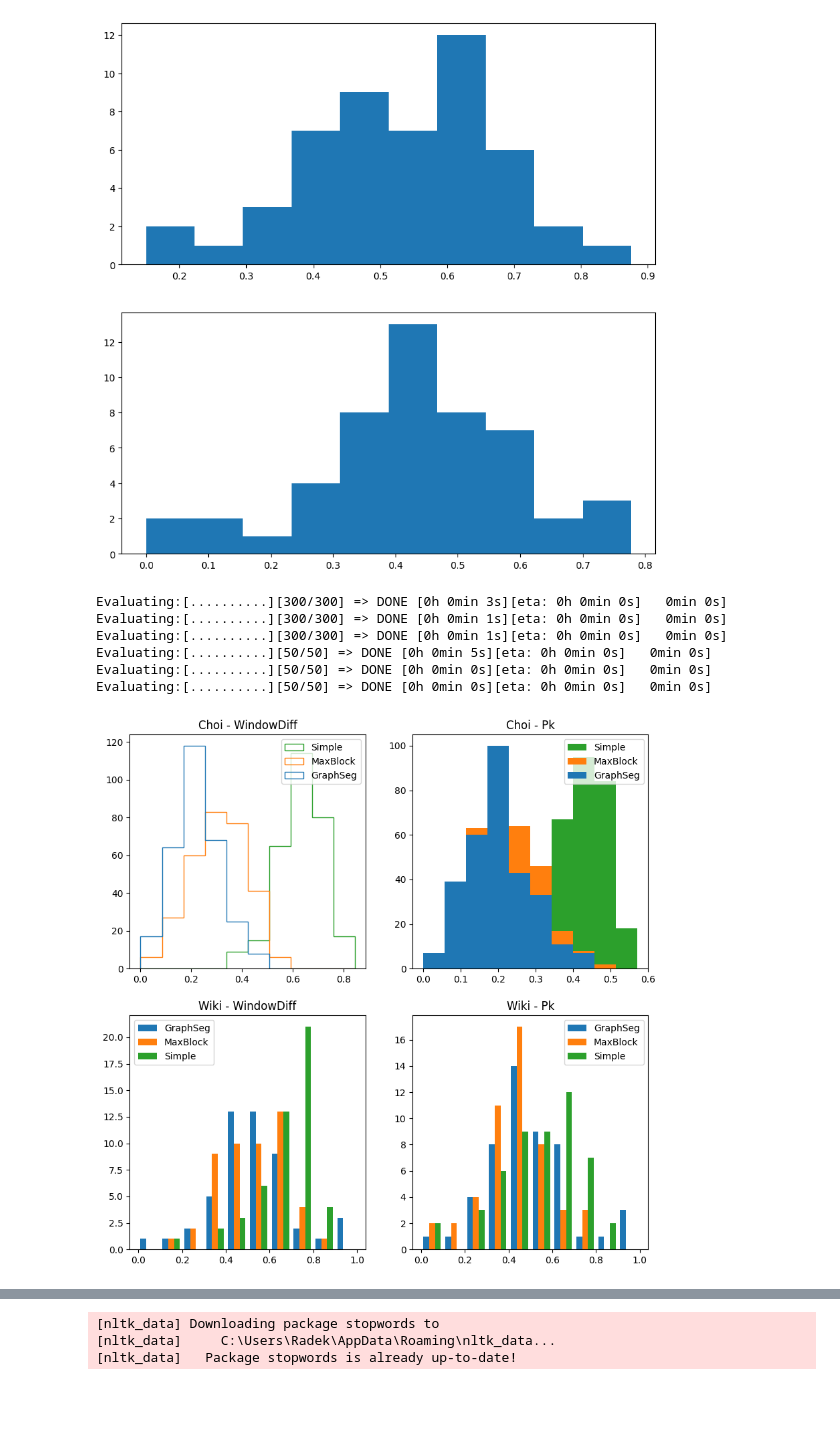
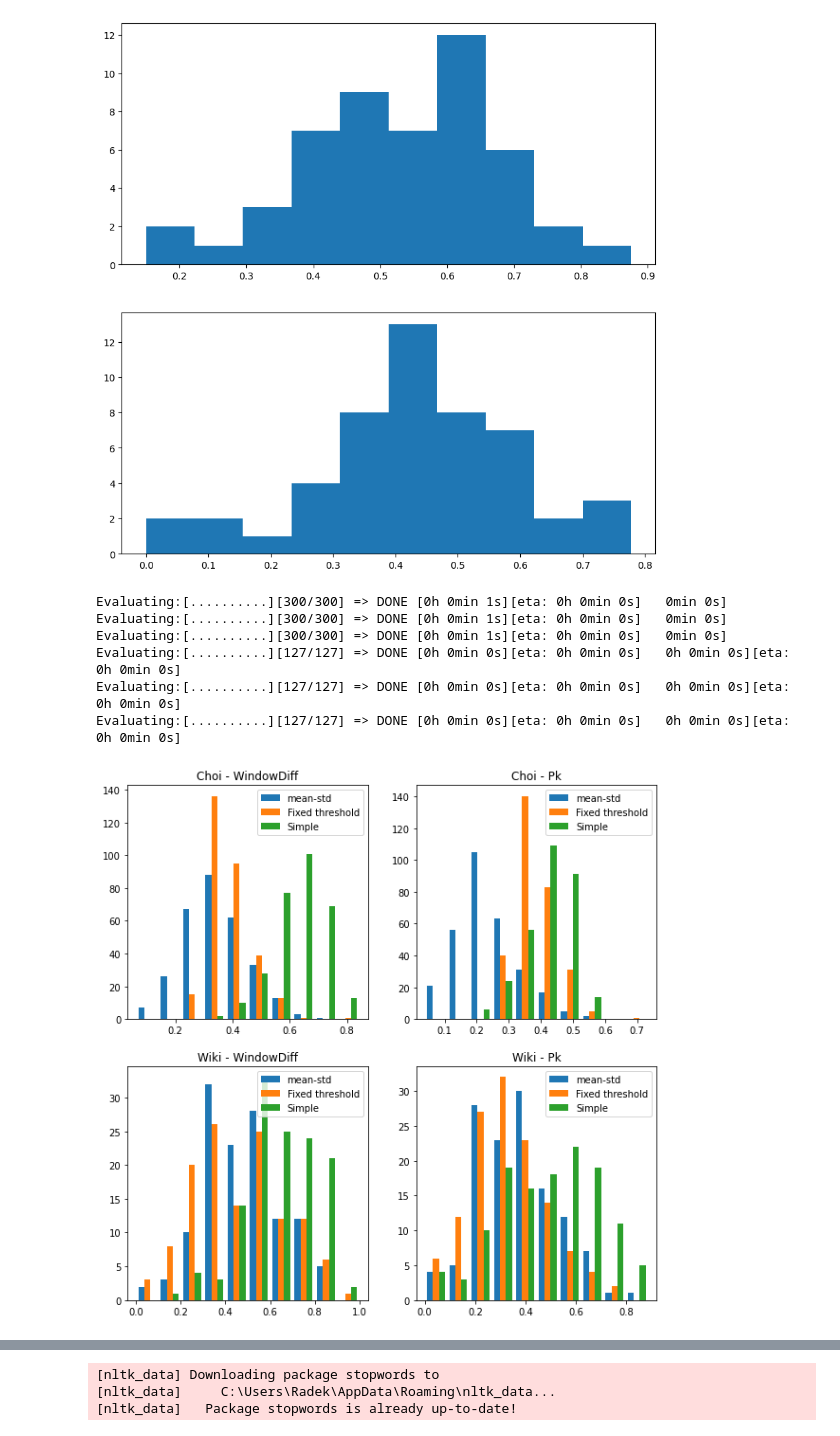
Before and after one commit to radkoder/Text-Segmentation, a Jupyter notebook: src/playground.ipynb, the cells around one changed output, grey strips where cells are left out. Drawn from its saved outputs; the diff is of its cells as text; code cells hidden in the pictures; blank space fills up the shorter version.

```diff
--- a/src/playground.ipynb
+++ b/src/playground.ipynb
@@ -382,18 +391,18 @@ Embedding sentences:[..........][50/50] => DONE [0h 0min 15s][eta: 0h 0min 0s]
 Making sentence embeddings done in 16.96 s
 # %%
 from evaluation import evaluate_segmenter
-from algorithms import simple, graphseg
+from algorithms import simple, graphseg, block_comparison
 from datasets import EmbeddedDataset
 import matplotlib.pyplot as plt
 import numpy as np
 import time
 
 
-def evaluate_range(dataset,segmenter_factory,argname, values, window_range = 4):
+def evaluate_range(dataset,segmenter_factory,argname, values, window_range = 4,**kwargs):
     Ms, Ss = [], []
     Ts = []
     for x in values:
-        seg = segmenter_factory(**{argname:x})
+        seg = segmenter_factory(**{argname:x,**kwargs})
         start = time.time()
         p,w = evaluate_segmenter(dataset,seg,window_range)
         end = time.time()
@@ -408,6 +417,10 @@ def evaluate_range(dataset,segmenter_factory,argname, values, window_range = 4):
     plt.ylabel("Time [seconds]")
 
 with EmbeddedDataset('wiki_segments.npz') as ds:
-    evaluate_range(ds,simple.with_params,"threshold",np.linspace(0.1,1,num=25))
+    evaluate_range(ds,block_comparison.with_params,"threshold",np.linspace(0.0,1,num=25),mode = 'max')
+    evaluate_range(ds,block_comparison.with_params,"threshold",np.linspace(0.0,1,num=25),mode = 'mean')
+    plt.figure()
+    evaluate_range(ds,block_comparison.with_params,"block_size",[1,2,3,4,5,6],mode = 'max')
+    evaluate_range(ds,block_comparison.with_params,"block_size",[1,2,3,4,5,6],mode = 'mean')
 # %% [output]
 Evaluating:[..........][50/50] => DONE [0h 0min 0s][eta: 0h 0min 0s]   0min 0s]
@@ -498,44 +512,44 @@ from datasets import EmbeddedDataset
 import matplotlib.pyplot as plt
 
 plt.figure(figsize=(10, 10))
-gs = graphseg.with_params(0.2,3)
-bs = block_comparison.with_params()
+gs = block_comparison.with_params(cmp_mode='cos', block_size=5)
+bs = block_comparison.with_params(cmp_mode='cos', block_size=5,threshold=0.6)
+
+
 
 with EmbeddedDataset('choi_segments.npz') as ds:
     p1,w1 = evaluate_segmenter(ds,gs,4)
     p2,w2 = evaluate_segmenter(ds,bs,4)
     p3,w3 = evaluate_segmenter(ds,simple.simple_seg,4)
 
     ax = plt.subplot(2,2,1)
     ax.title.set_text("Choi - WindowDiff")
-    plt.hist([w1,w2,w3], label = ["GraphSeg", "MaxBlock", "Simple"])
+    plt.hist([w1,w2,w3], label = ["mean-std", "Fixed threshold", "Simple"])
     plt.legend()
 
     ax = plt.subplot(2,2,2)
     ax.title.set_text("Choi - Pk")
-    plt.hist([p1,p2,p3], label = ["GraphSeg", "MaxBlock", "Simple"])
+    plt.hist([p1,p2,p3], label = ["mean-std", "Fixed threshold", "Simple"])
     plt.legend()
 
-
-gs = graphseg.with_params(0.4,3)
-with EmbeddedDataset('wiki_segments.npz') as ds:
+with EmbeddedDataset('wiki_segments_trans_300.npz') as ds:
     p1,w1 = evaluate_segmenter(ds,gs,4)
     p2,w2 = evaluate_segmenter(ds,bs,4)
     p3,w3 = evaluate_segmenter(ds,simple.simple_seg,4)
     ax = plt.subplot(2,2,3)
     ax.title.set_text("Wiki - WindowDiff")
-    plt.hist([w1,w2,w3], label = ["GraphSeg", "MaxBlock", "Simple"])
+    plt.hist([w1,w2,w3], label = ["mean-std", "Fixed threshold", "Simple"])
     plt.legend()
 
     ax = plt.subplot(2,2,4)
     ax.title.set_text("Wiki - Pk")
-    plt.hist([p1,p2,p3], label = ["GraphSeg", "MaxBlock", "Simple"])
+    plt.hist([p1,p2,p3], label = ["mean-std", "Fixed threshold", "Simple"])
     plt.legend()
 # %% [output]
-Evaluating:[..........][300/300] => DONE [0h 0min 3s][eta: 0h 0min 0s]   0min 0s]
 Evaluating:[..........][300/300] => DONE [0h 0min 1s][eta: 0h 0min 0s]   0min 0s]
 Evaluating:[..........][300/300] => DONE [0h 0min 1s][eta: 0h 0min 0s]   0min 0s]
-Evaluating:[..........][50/50] => DONE [0h 0min 5s][eta: 0h 0min 0s]   0min 0s]
-Evaluating:[..........][50/50] => DONE [0h 0min 0s][eta: 0h 0min 0s]   0min 0s]
-Evaluating:[..........][50/50] => DONE [0h 0min 0s][eta: 0h 0min 0s]   0min 0s]
+Evaluating:[..........][300/300] => DONE [0h 0min 1s][eta: 0h 0min 0s]   0min 0s]
+Evaluating:[..........][127/127] => DONE [0h 0min 0s][eta: 0h 0min 0s]   0h 0min 0s][eta: 0h 0min 0s]
+Evaluating:[..........][127/127] => DONE [0h 0min 0s][eta: 0h 0min 0s]   0h 0min 0s][eta: 0h 0min 0s]
+Evaluating:[..........][127/127] => DONE [0h 0min 0s][eta: 0h 0min 0s]   0h 0min 0s][eta: 0h 0min 0s]
-[figure, old version]
+[figure, new version]
```
Also changed, not shown: parts of 7 cells of this notebook, 3 other files.
